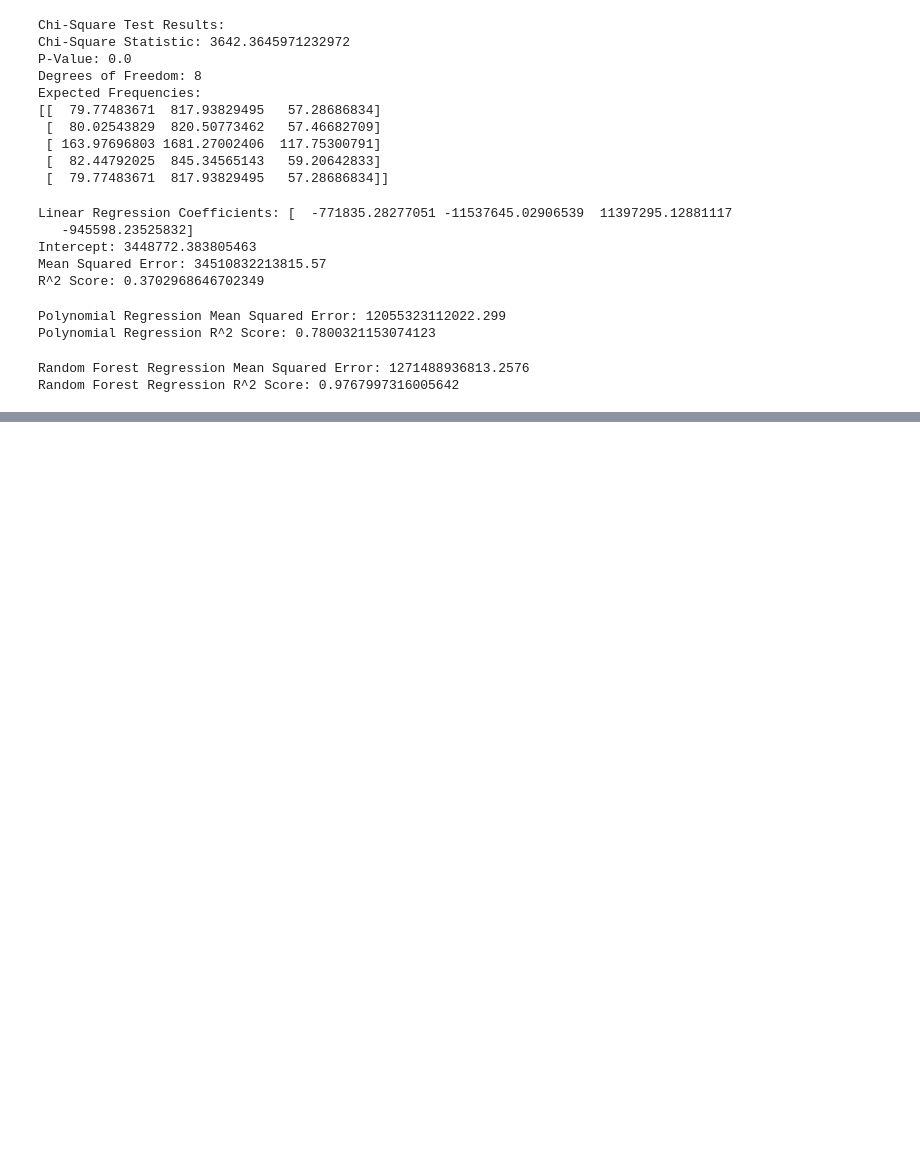
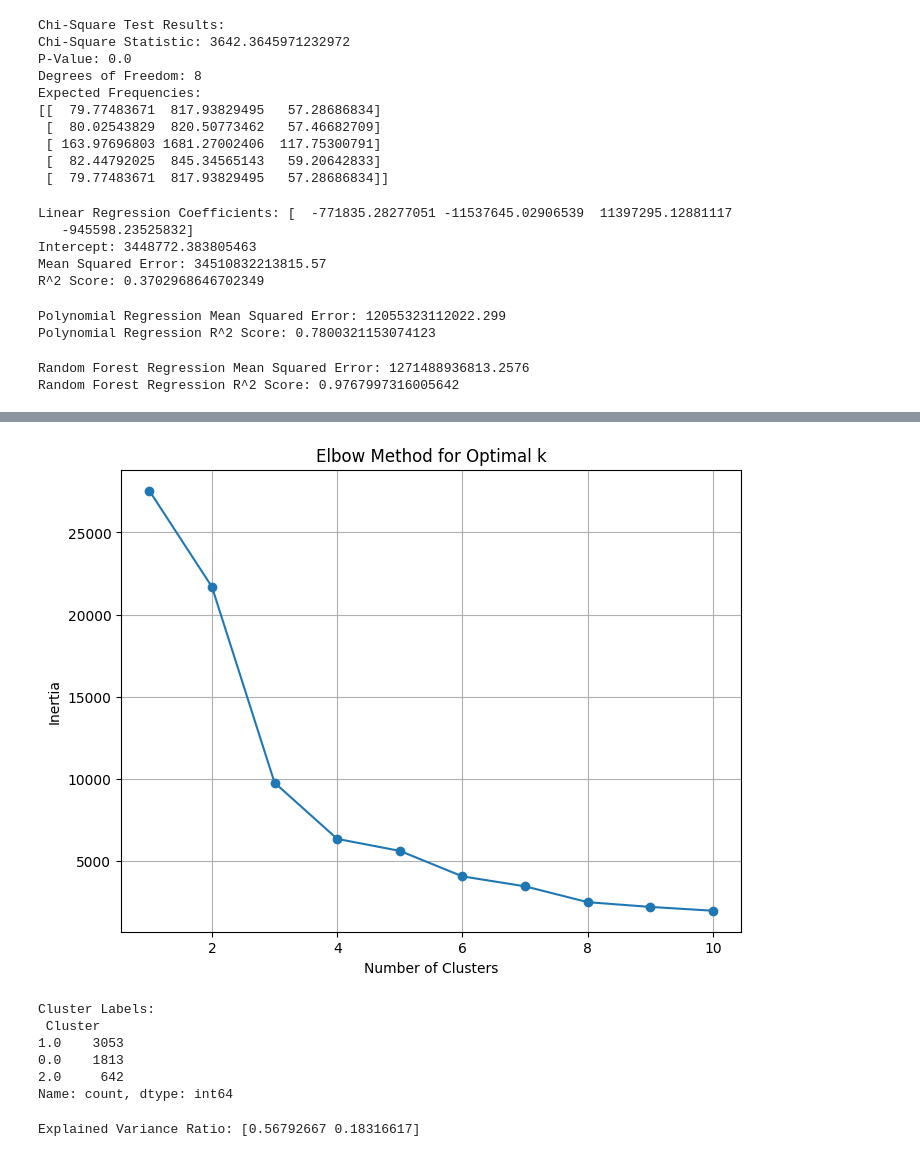
Before and after one commit to jayaasuthersen/EDA_DA, a Jupyter notebook: 21BDS0126_JayaaSuthersen.ipynb, the cells around one changed output, grey strips where cells are left out. Saved outputs shown, nothing was run; the diff lists cells and outputs as text; code cells hidden in the pictures; blank space fills up the shorter version.

```diff
--- a/21BDS0126_JayaaSuthersen.ipynb
+++ b/21BDS0126_JayaaSuthersen.ipynb
@@ -489,0 +521,70 @@ plt.show()
+# %%
+from sklearn.preprocessing import StandardScaler
+
+# Select relevant numerical features for clustering
+features = ['total_cases', 'total_deaths', 'new_cases', 'new_deaths', 'population_density']
+data_cluster = data[features].dropna()
+
+# Standardize the features
+scaler = StandardScaler()
+data_scaled = scaler.fit_transform(data_cluster)
+# %%
+from sklearn.cluster import KMeans
+import matplotlib.pyplot as plt
+
+# Elbow method to find optimal k
+inertia = []
+k_range = range(1, 11)
+
+for k in k_range:
+    kmeans = KMeans(n_clusters=k, random_state=42)
+    kmeans.fit(data_scaled)
+    inertia.append(kmeans.inertia_)
+
+# Plot inertia vs. number of clusters
+plt.figure(figsize=(8, 6))
+plt.plot(k_range, inertia, marker='o')
+plt.title('Elbow Method for Optimal k')
+plt.xlabel('Number of Clusters')
+plt.ylabel('Inertia')
+plt.grid(True)
+plt.show()
+# %% [output]
+[figure, added]
+# %%
+# Fit K-Means with the chosen number of clusters
+kmeans = KMeans(n_clusters=3, random_state=42)  # Replace 3 with your chosen k
+clusters = kmeans.fit_predict(data_scaled)
+
+# Add cluster labels to the original dataset
+# Instead of directly assigning to 'data', create a new column in 'data_cluster'
+data_cluster['Cluster'] = clusters
+
+# Merge 'data_cluster' back into 'data' based on the common index
+data = data.merge(data_cluster[['Cluster']], left_index=True, right_index=True, how='left')
+
+print("Cluster Labels:\n", data['Cluster'].value_counts())
+# %% [output]
+Cluster Labels:
+ Cluster
+1.0    3053
+0.0    1813
+2.0     642
+Name: count, dtype: int64
+# %%
+from sklearn.decomposition import PCA
+
+# Apply PCA to reduce dimensions
+pca = PCA(n_components=2)
+data_pca = pca.fit_transform(data_scaled)
+
+# Instead of directly assigning to 'data', create new columns in 'data_cluster'
+data_cluster['PCA1'] = data_pca[:, 0]
+data_cluster['PCA2'] = data_pca[:, 1]
+
+# Merge 'data_cluster' back into 'data' based on the common index
+data = data.merge(data_cluster[['PCA1', 'PCA2']], left_index=True, right_index=True, how='left')
+
+print("Explained Variance Ratio:", pca.explained_variance_ratio_)
+# %% [output]
+Explained Variance Ratio: [0.56792667 0.18316617]
```
Also changed, not shown: parts of 5 cells of this notebook.
